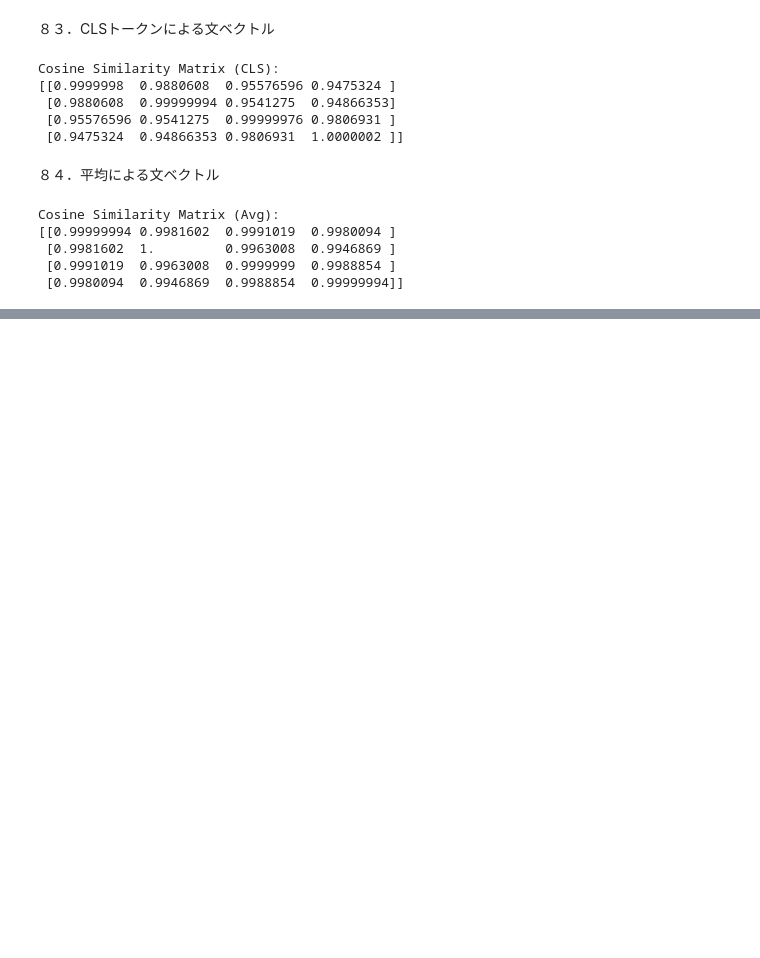
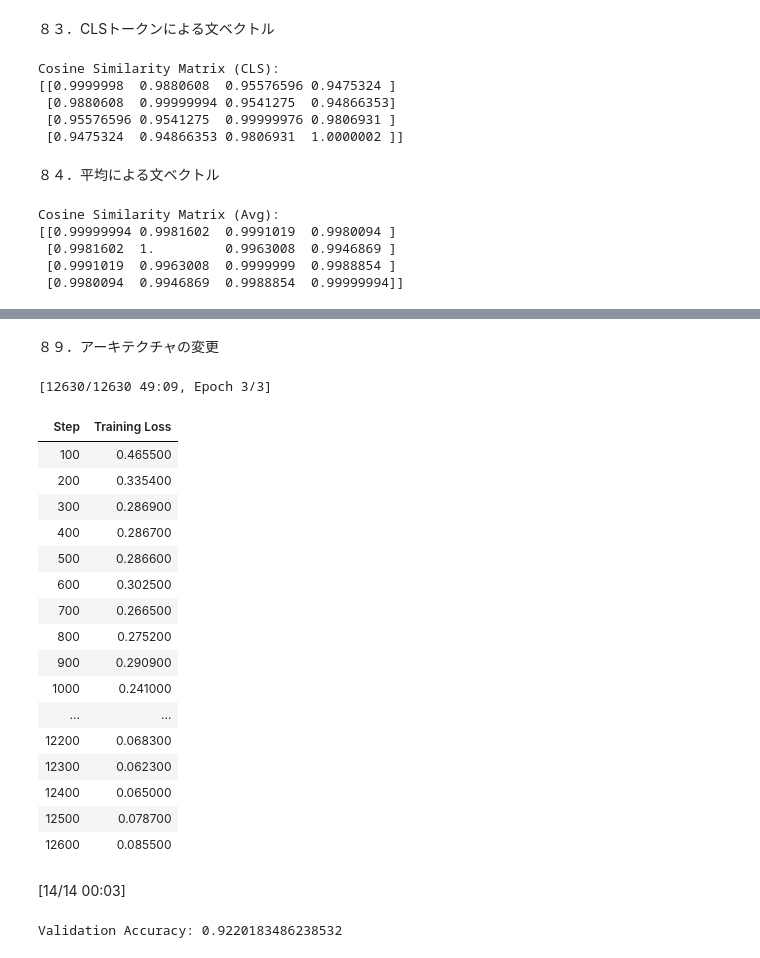
Before and after one commit to yuya-omasa/100, a Jupyter notebook: 9/09.ipynb, the cells around one changed output, grey strips where cells are left out. Saved outputs shown, nothing was run; the diff lists cells and outputs as text; code cells hidden in the pictures; blank space fills up the shorter version.

```diff
--- a/9/09.ipynb
+++ b/9/09.ipynb
@@ -115,0 +314,74 @@ Cosine Similarity Matrix (Avg):
+# %% [markdown]
+８９．アーキテクチャの変更
+# %%
+import torch.nn as nn
+from transformers import BertModel
+from sklearn.metrics import accuracy_score
+os.environ["CUDA_VISIBLE_DEVICES"] = "0"
+
+class BertMaxPool(nn.Module):
+    def __init__(self):
+        super().__init__()
+        self.bert = BertModel.from_pretrained("bert-base-uncased")
+        self.classifier = nn.Linear(self.bert.config.hidden_size, 2)
+
+    def forward(self, input_ids, attention_mask, labels=None):
+        outputs = self.bert(input_ids=input_ids, attention_mask=attention_mask)
+        pooled = outputs.last_hidden_state.max(dim=1).values
+        logits = self.classifier(pooled)
+        log_probs = nn.functional.log_softmax(logits, dim=-1)
+
+        if labels is not None:
+            loss_fn = nn.CrossEntropyLoss()
+            loss = loss_fn(log_probs, labels)
+            return {"loss": loss, "logits": log_probs}
+
+        return {"logits": log_probs}
+
+
+
+def compute_metrics(eval_pred):
+    logits, labels = eval_pred
+    predictions = logits.argmax(axis=-1)
+    return {"accuracy": accuracy_score(labels, predictions)}
+
+model = BertMaxPool()
+
+# Trainerを作成
+trainer = Trainer(
+    model=model,
+    args=training_args,
+    train_dataset=tokenized_train,
+    eval_dataset=tokenized_dev,
+    tokenizer=tokenizer,
+    data_collator=data_collator,
+    compute_metrics=compute_metrics,
+)
+
+# 学習
+trainer.train()
+
+# 評価
+eval_result = trainer.evaluate()
+print(f"Validation Accuracy: {eval_result.get('eval_accuracy', 'N/A')}")
+# %% [output]
+[12630/12630 49:09, Epoch 3/3]
+| Step | Training Loss |
+| 100 | 0.465500 |
+| 200 | 0.335400 |
+| 300 | 0.286900 |
+| 400 | 0.286700 |
+| 500 | 0.286600 |
+| 600 | 0.302500 |
+| 700 | 0.266500 |
+| 800 | 0.275200 |
+| 900 | 0.290900 |
+| 1000 | 0.241000 |
+| ... | ... |
+| 12200 | 0.068300 |
+| 12300 | 0.062300 |
+| 12400 | 0.065000 |
+| 12500 | 0.078700 |
+| 12600 | 0.085500 |
+[14/14 00:03]
+Validation Accuracy: 0.9220183486238532
```
Also changed, not shown: parts of 9 cells of this notebook.
